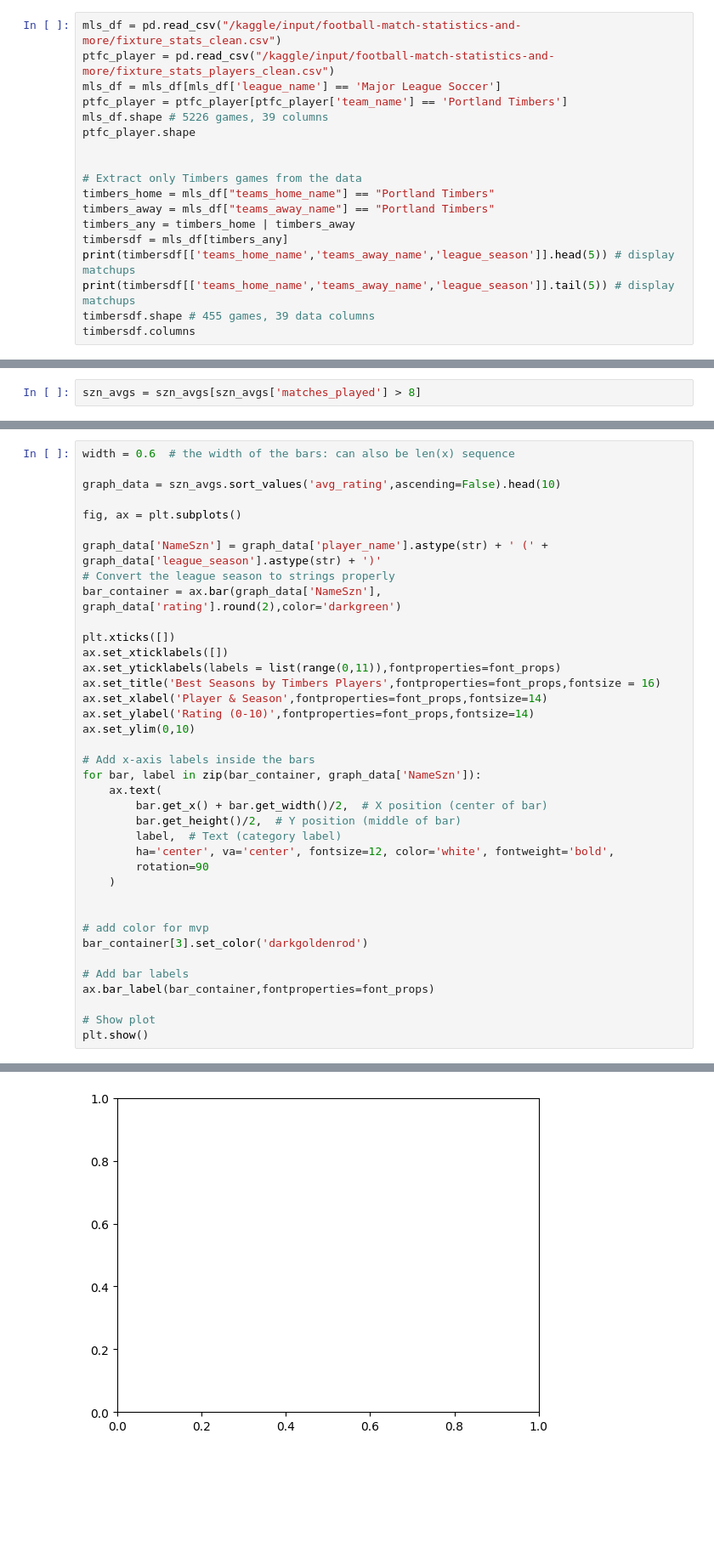
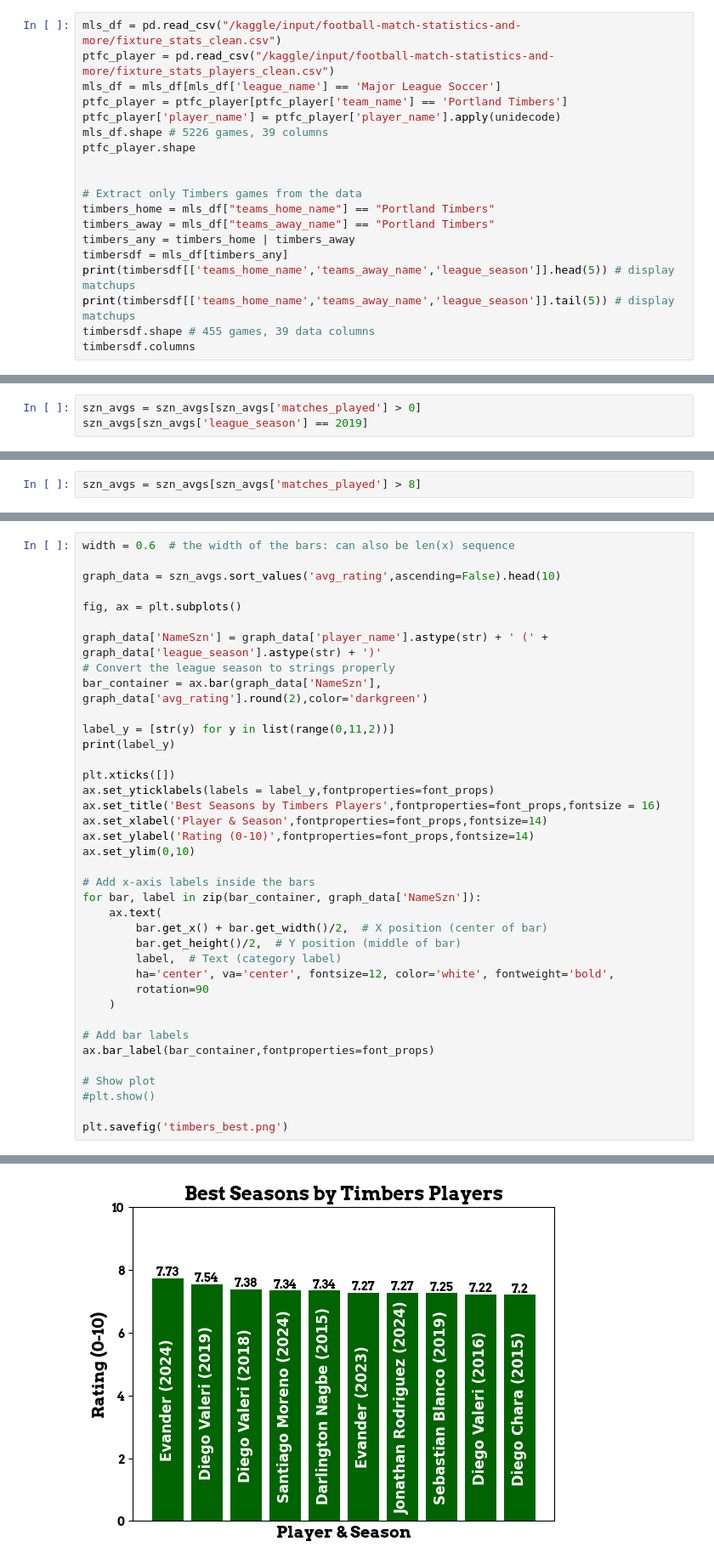
Before and after one commit to domihw05/TimbersDataExploration, a Jupyter notebook: timbers-data-analysis.ipynb, the cells around one changed output, grey strips where cells are left out. Shown at 85% size. Cells and saved outputs as stored; diff of their text form; blank space fills up the shorter version.

Commit message:
Kaggle Notebook | Timbers Data Analysis | Version 12

```diff
--- a/timbers-data-analysis.ipynb
+++ b/timbers-data-analysis.ipynb
@@ -16,6 +16,7 @@ mls_df = pd.read_csv("/kaggle/input/football-match-statistics-and-more/fixture_s
 ptfc_player = pd.read_csv("/kaggle/input/football-match-statistics-and-more/fixture_stats_players_clean.csv")
 mls_df = mls_df[mls_df['league_name'] == 'Major League Soccer']
 ptfc_player = ptfc_player[ptfc_player['team_name'] == 'Portland Timbers']
+ptfc_player['player_name'] = ptfc_player['player_name'].apply(unidecode)
 mls_df.shape # 5226 games, 39 columns
 ptfc_player.shape
 
@@ -148,3 +70,6 @@ szn_avgs = ptfc_player.groupby(['league_season','player_name']).agg(
 szn_avgs.columns
 # %% [output]
 Index(['league_season', 'player_name', 'matches_played', 'avg_rating'], dtype='object')
+# %%
+szn_avgs = szn_avgs[szn_avgs['matches_played'] > 0]
+szn_avgs[szn_avgs['league_season'] == 2019]
@@ -173,11 +116,13 @@ fig, ax = plt.subplots()
 
 graph_data['NameSzn'] = graph_data['player_name'].astype(str) + ' (' + graph_data['league_season'].astype(str) + ')'
 # Convert the league season to strings properly
-bar_container = ax.bar(graph_data['NameSzn'], graph_data['rating'].round(2),color='darkgreen')
+bar_container = ax.bar(graph_data['NameSzn'], graph_data['avg_rating'].round(2),color='darkgreen')
+
+label_y = [str(y) for y in list(range(0,11,2))]
+print(label_y)
 
 plt.xticks([])
-ax.set_xticklabels([])
-ax.set_yticklabels(labels = list(range(0,11)),fontproperties=font_props)
+ax.set_yticklabels(labels = label_y,fontproperties=font_props)
 ax.set_title('Best Seasons by Timbers Players',fontproperties=font_props,fontsize = 16)
 ax.set_xlabel('Player & Season',fontproperties=font_props,fontsize=14)
 ax.set_ylabel('Rating (0-10)',fontproperties=font_props,fontsize=14)
@@ -193,13 +138,11 @@ for bar, label in zip(bar_container, graph_data['NameSzn']):
         rotation=90
     )
 
-
-# add color for mvp
-bar_container[3].set_color('darkgoldenrod')
-
 # Add bar labels
 ax.bar_label(bar_container,fontproperties=font_props)
 
 # Show plot
-plt.show()
+#plt.show()
+
+plt.savefig('timbers_best.png')
 # %% [output]
@@ -207,3 +150,3 @@ KeyError: 'rating'
-[figure, old version]
+[figure, new version]
 # %%
 szn_avgs[szn_avgs['player_name'] == 'Diego Valeri'][['league_season','goals_total']]
```
Also changed, not shown: parts of 9 cells of this notebook.
